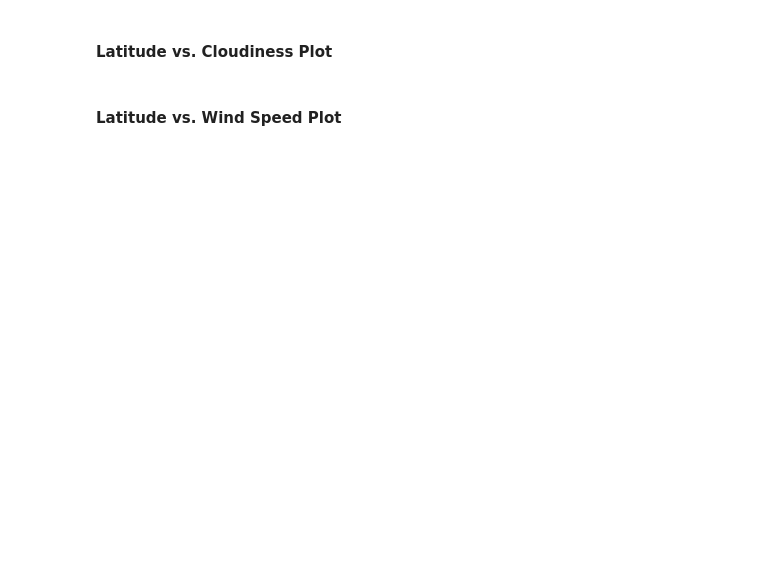
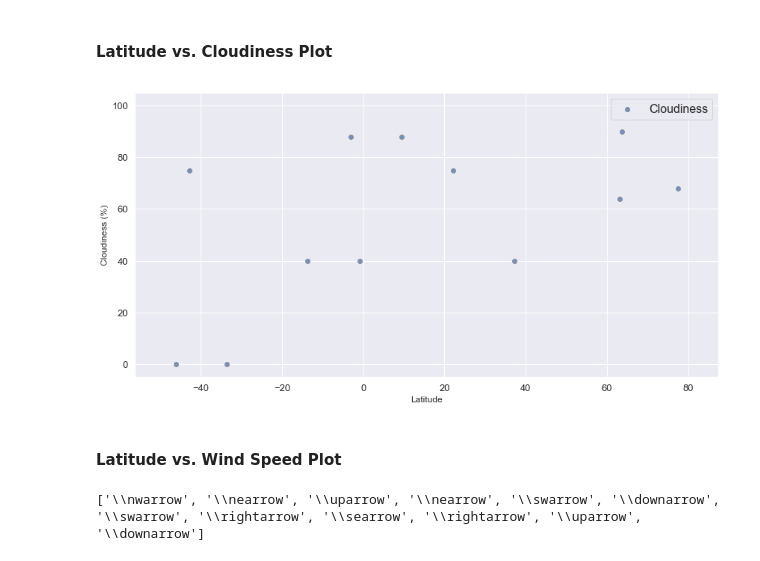
Before and after one commit to hvannia/WeatherPy, a Jupyter notebook: WeatherPy.ipynb, the cells around one changed output. Cells and saved outputs as stored; diff of their text form; code cells hidden in the pictures; blank space fills up the shorter version.

```diff
--- a/WeatherPy.ipynb
+++ b/WeatherPy.ipynb
@@ -186,4 +200,49 @@ plt.show()
 # %% [markdown]
 #### Latitude vs. Cloudiness Plot
+# %%
+x= weather_data['Lat']
+y= weather_data['Cloudiness']
+s= y*10
+plt.figure(figsize=(14, 7), dpi= 72)
+
+plt.scatter(x,y, marker='o', facecolors='b' ,edgecolors='tab:gray', alpha=0.75)
+#gca=get current axis
+plt.gca().set(xlim=(min(weather_data['Lat']-10),max(weather_data['Lat']+10)),
+              ylim=(-5,105),
+              xlabel='Latitude',
+              ylabel='Cloudiness (%)')
+plt.xticks(fontsize=13)
+plt.yticks(fontsize=13)
+plt.title='Cloudiness  vs. Latitude '
+plt.legend(fontsize=16)
+plt.show()
+# %% [output]
+[figure, added]
 # %% [markdown]
 #### Latitude vs. Wind Speed Plot
+# %%
+#sns.unset()
+
+markers=[]
+for d in degs:
+    if int(d) > 337 or int(d) < 22.5:
+        markers.append('\\rightarrow')
+    elif int(d) >=22.5 and int(d) <65:
+        markers.append('\\nearrow')
+    elif int(d) >=65 and int(d) < 112.5:
+        markers.append('\\uparrow')
+    elif int(d) >=112.5 and int(d) < 157.5:
+        markers.append('\\nwarrow')
+    elif int(d) >=157.5 and int(d) < 202.5:
+        markers.append('\\leftarrow')
+    elif int(d) >=202.5 and int(d) < 247.5:
+        markers.append('\\swarrow')
+    elif int(d) >=247.5 and int (d) < 292.5:
+        markers.append('\\downarrow')
+    else: markers.append('\\searrow')
+print(markers)
+
+def getMarker(i):
+    return "$"+markers[i% len(markers)]+"$"
+# %% [output]
+['\\nwarrow', '\\nearrow', '\\uparrow', '\\nearrow', '\\swarrow', '\\downarrow', '\\swarrow', '\\rightarrow', '\\searrow', '\\rightarrow', '\\uparrow', '\\downarrow']
```
Also changed, not shown: parts of 9 cells of this notebook.
